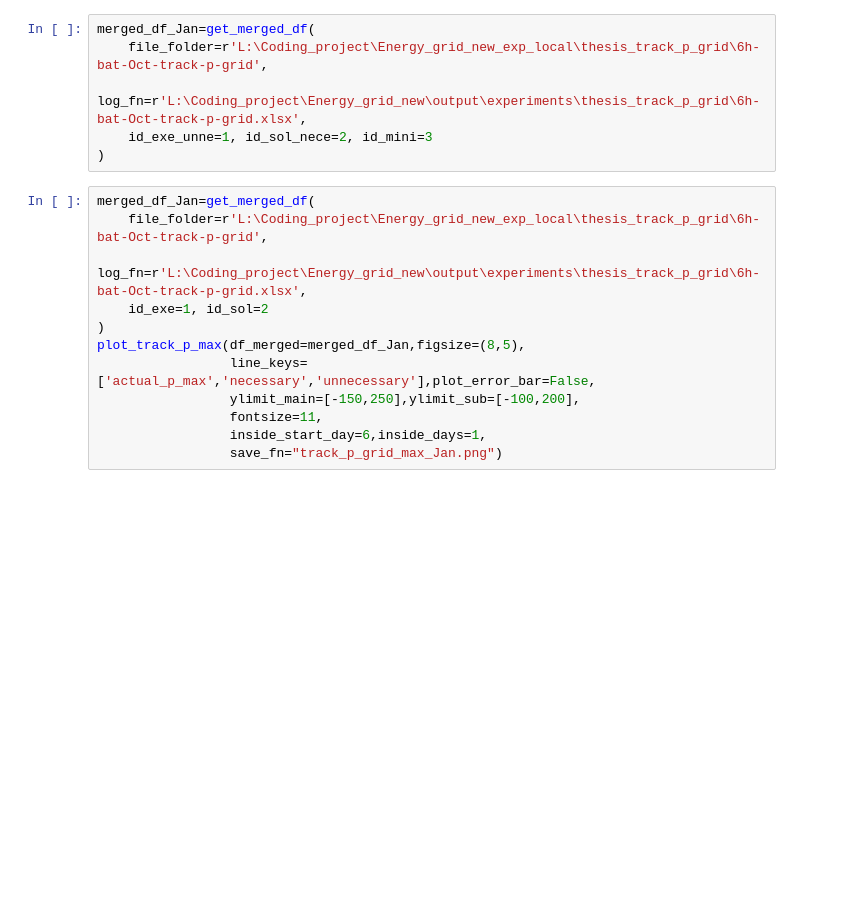
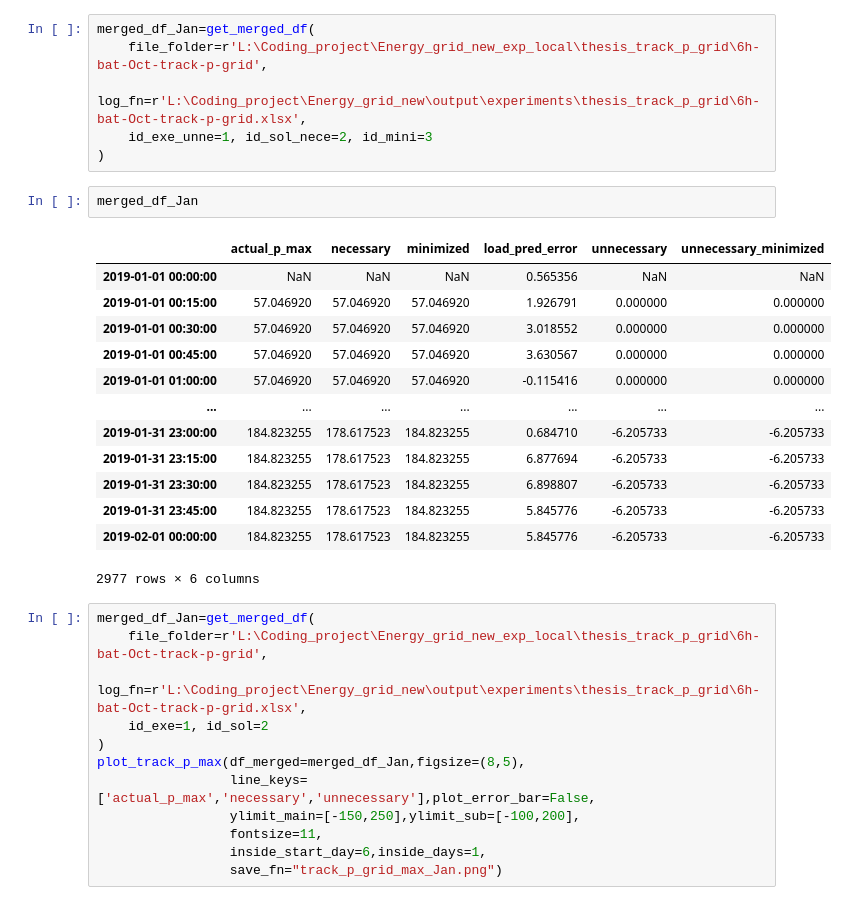
Before and after one commit to AarenLee07/Microgrid-Optimizer, a Jupyter notebook: figures/visualization/script/track_p_grid_max.ipynb, the cells around one changed output. Saved outputs shown, nothing was run; the diff lists cells and outputs as text; blank space fills up the shorter version.

```diff
--- a/figures/visualization/script/track_p_grid_max.ipynb
+++ b/figures/visualization/script/track_p_grid_max.ipynb
@@ -147,6 +147,22 @@ merged_df_Jan=get_merged_df(
     log_fn=r'L:\Coding_project\Energy_grid_new\output\experiments\thesis_track_p_grid\6h-bat-Oct-track-p-grid.xlsx',
     id_exe_unne=1, id_sol_nece=2, id_mini=3
 )
+# %%
+merged_df_Jan
+# %% [output]
+|  | actual_p_max | necessary | minimized | load_pred_error | unnecessary | unnecessary_minimized |
+| 2019-01-01 00:00:00 | NaN | NaN | NaN | 0.565356 | NaN | NaN |
+| 2019-01-01 00:15:00 | 57.046920 | 57.046920 | 57.046920 | 1.926791 | 0.000000 | 0.000000 |
+| 2019-01-01 00:30:00 | 57.046920 | 57.046920 | 57.046920 | 3.018552 | 0.000000 | 0.000000 |
+| 2019-01-01 00:45:00 | 57.046920 | 57.046920 | 57.046920 | 3.630567 | 0.000000 | 0.000000 |
+| 2019-01-01 01:00:00 | 57.046920 | 57.046920 | 57.046920 | -0.115416 | 0.000000 | 0.000000 |
+| ... | ... | ... | ... | ... | ... | ... |
+| 2019-01-31 23:00:00 | 184.823255 | 178.617523 | 184.823255 | 0.684710 | -6.205733 | -6.205733 |
+| 2019-01-31 23:15:00 | 184.823255 | 178.617523 | 184.823255 | 6.877694 | -6.205733 | -6.205733 |
+| 2019-01-31 23:30:00 | 184.823255 | 178.617523 | 184.823255 | 6.898807 | -6.205733 | -6.205733 |
+| 2019-01-31 23:45:00 | 184.823255 | 178.617523 | 184.823255 | 5.845776 | -6.205733 | -6.205733 |
+| 2019-02-01 00:00:00 | 184.823255 | 178.617523 | 184.823255 | 5.845776 | -6.205733 | -6.205733 |
+2977 rows × 6 columns
 # %%
 merged_df_Jan=get_merged_df(
     file_folder=r'L:\Coding_project\Energy_grid_new_exp_local\thesis_track_p_grid\6h-bat-Oct-track-p-grid',
```
Also changed, not shown: 1 other file.
